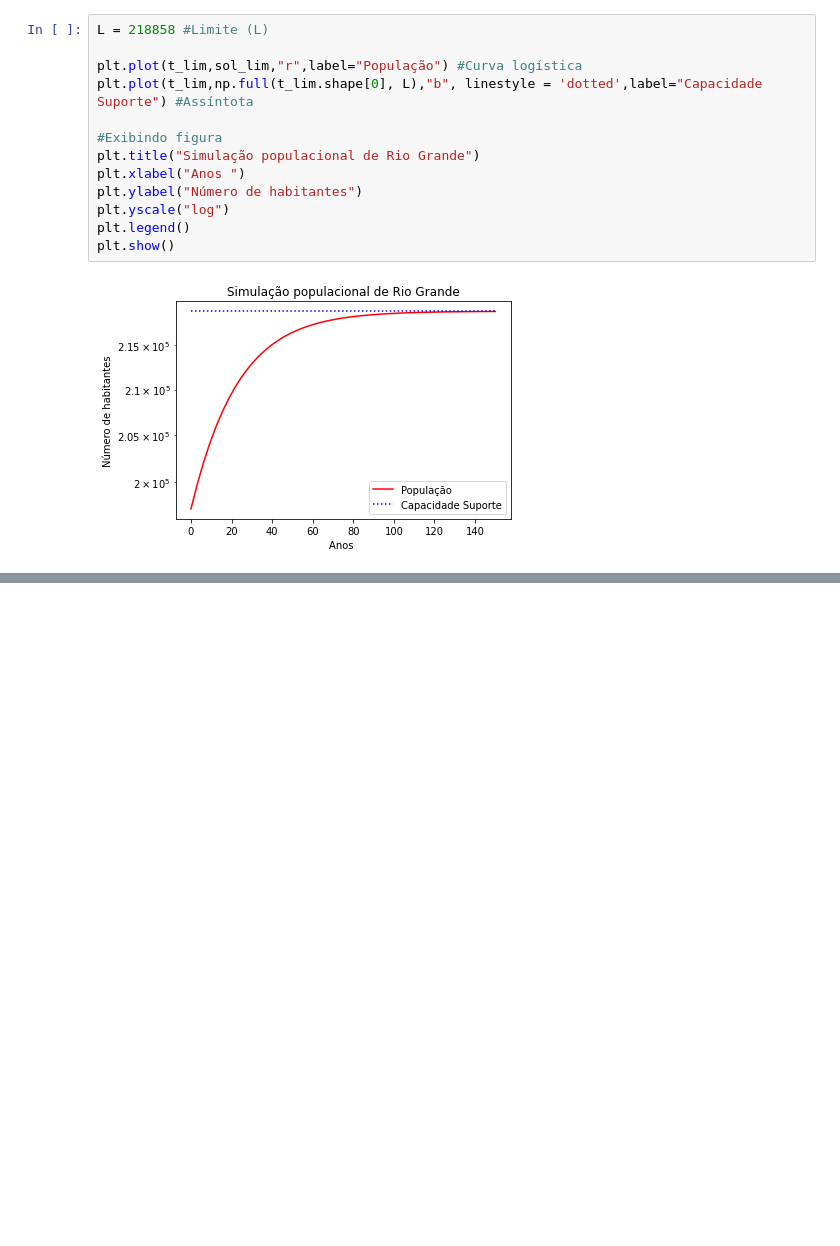
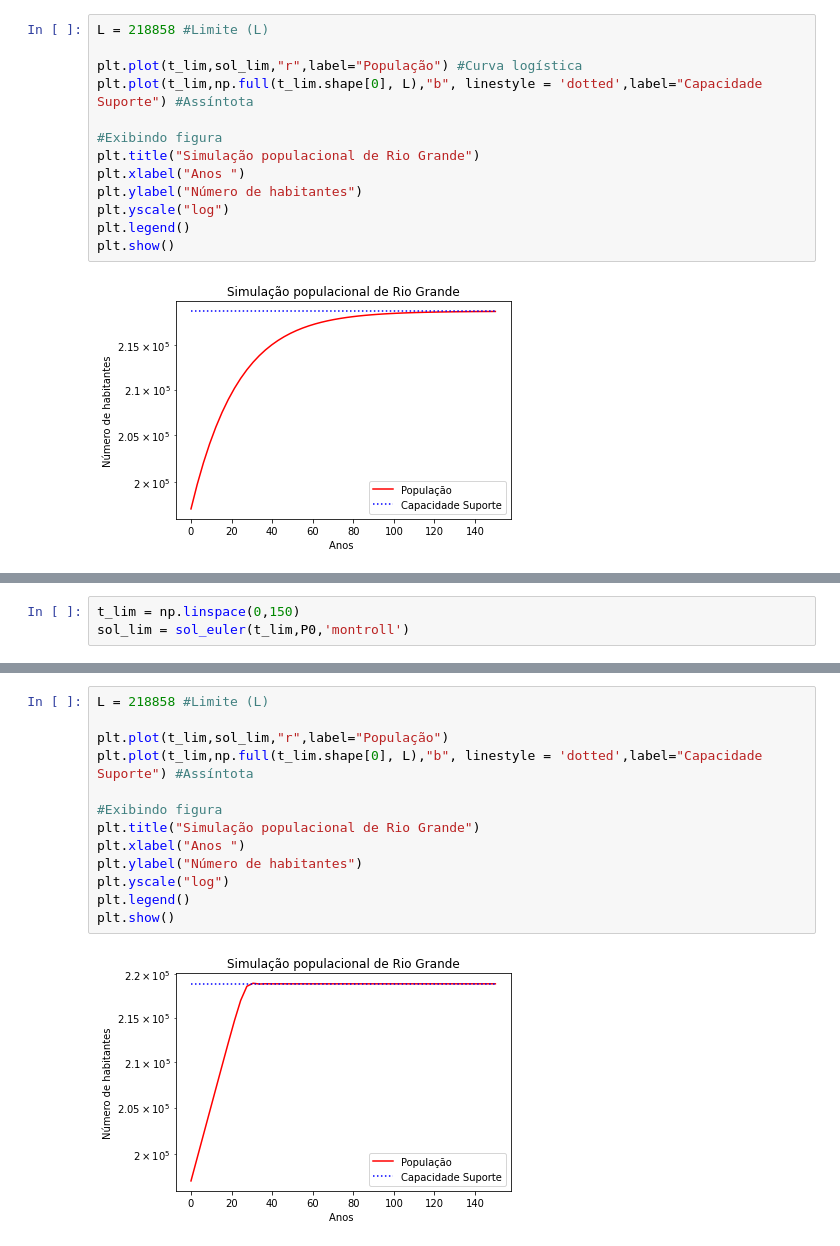
Before and after one commit to LaboratorioIPythonFURG/Modelo-Populacional-Malthus, a Jupyter notebook: Jupyter/5_euler.ipynb, the cells around one changed output, grey strips where cells are left out. Cells and saved outputs as stored; diff of their text form; blank space fills up the shorter version.

```diff
--- a/Jupyter/5_euler.ipynb
+++ b/Jupyter/5_euler.ipynb
@@ -146,0 +174,3 @@ plt.show()
+# %%
+t_lim = np.linspace(0,150)
+sol_lim = sol_euler(t_lim,P0,'montroll')
@@ -146,0 +196,15 @@ plt.show()
+# %%
+L = 218858 #Limite (L)
+
+plt.plot(t_lim,sol_lim,"r",label="População")
+plt.plot(t_lim,np.full(t_lim.shape[0], L),"b", linestyle = 'dotted',label="Capacidade Suporte") #Assíntota
+
+#Exibindo figura
+plt.title("Simulação populacional de Rio Grande")
+plt.xlabel("Anos ")
+plt.ylabel("Número de habitantes")
+plt.yscale("log")
+plt.legend()
+plt.show()
+# %% [output]
+[figure, added]
```
Also changed, not shown: parts of 8 cells of this notebook, 9 other files.
